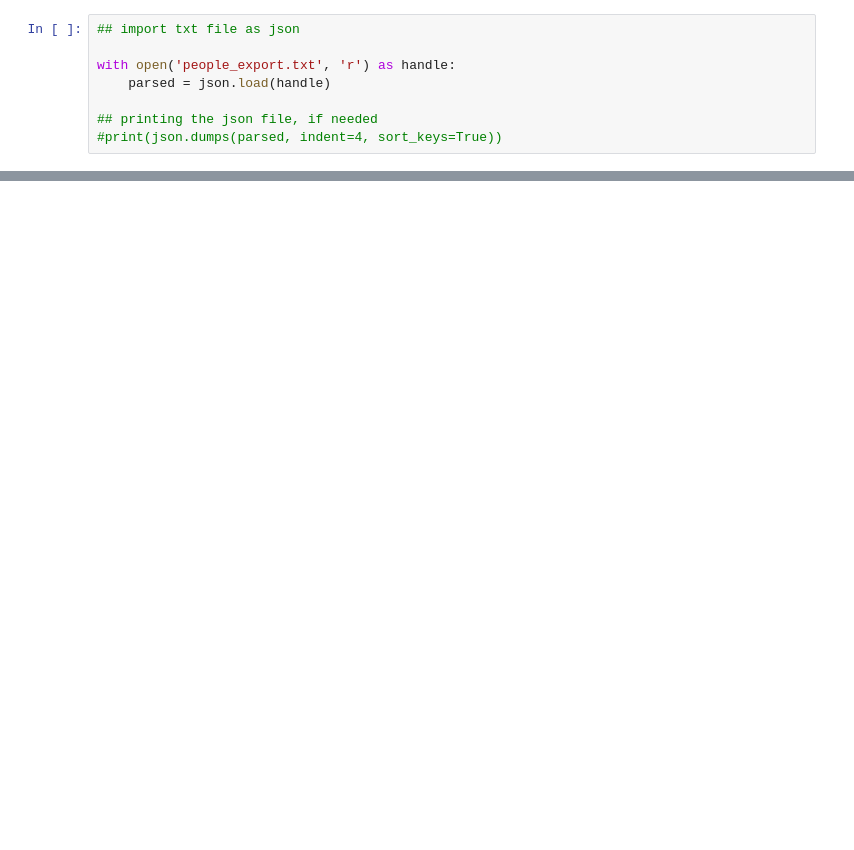
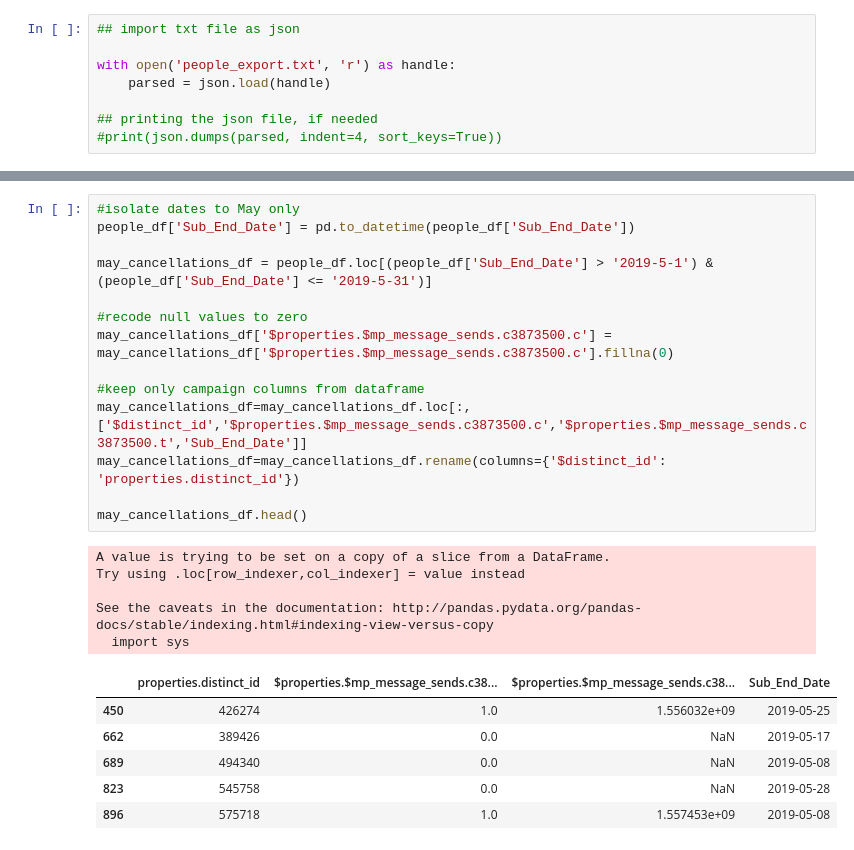
Before and after one commit to oyamatsumi04/w_u, a Jupyter notebook: Waking Up - People Import Test.ipynb, the cells around one changed output, grey strips where cells are left out. Drawn from its saved outputs; the diff is of its cells as text; blank space fills up the shorter version.

```diff
--- a/Waking Up - People Import Test.ipynb
+++ b/Waking Up - People Import Test.ipynb
@@ -43 +55,27 @@ len(people_df)
+# %%
+#isolate dates to May only
+people_df['Sub_End_Date'] = pd.to_datetime(people_df['Sub_End_Date'])
+
+may_cancellations_df = people_df.loc[(people_df['Sub_End_Date'] > '2019-5-1') & (people_df['Sub_End_Date'] <= '2019-5-31')]
+
+#recode null values to zero
+may_cancellations_df['$properties.$mp_message_sends.c3873500.c'] = may_cancellations_df['$properties.$mp_message_sends.c3873500.c'].fillna(0)
+
+#keep only campaign columns from dataframe
+may_cancellations_df=may_cancellations_df.loc[:,['$distinct_id','$properties.$mp_message_sends.c3873500.c','$properties.$mp_message_sends.c3873500.t','Sub_End_Date']]
+may_cancellations_df=may_cancellations_df.rename(columns={'$distinct_id': 'properties.distinct_id'})
+
+may_cancellations_df.head()
+# %% [output]
+A value is trying to be set on a copy of a slice from a DataFrame.
+Try using .loc[row_indexer,col_indexer] = value instead
+
+See the caveats in the documentation: http://pandas.pydata.org/pandas-docs/stable/indexing.html#indexing-view-versus-copy
+  import sys
+|  | properties.distinct_id | $properties.$mp_message_sends.c38... | $properties.$mp_message_sends.c38... | Sub_End_Date |
+| 450 | 426274 | 1.0 | 1.556032e+09 | 2019-05-25 |
+| 662 | 389426 | 0.0 | NaN | 2019-05-17 |
+| 689 | 494340 | 0.0 | NaN | 2019-05-08 |
+| 823 | 545758 | 0.0 | NaN | 2019-05-28 |
+| 896 | 575718 | 1.0 | 1.557453e+09 | 2019-05-08 |
 # %%
```
Also changed, not shown: parts of 15 cells of this notebook.
